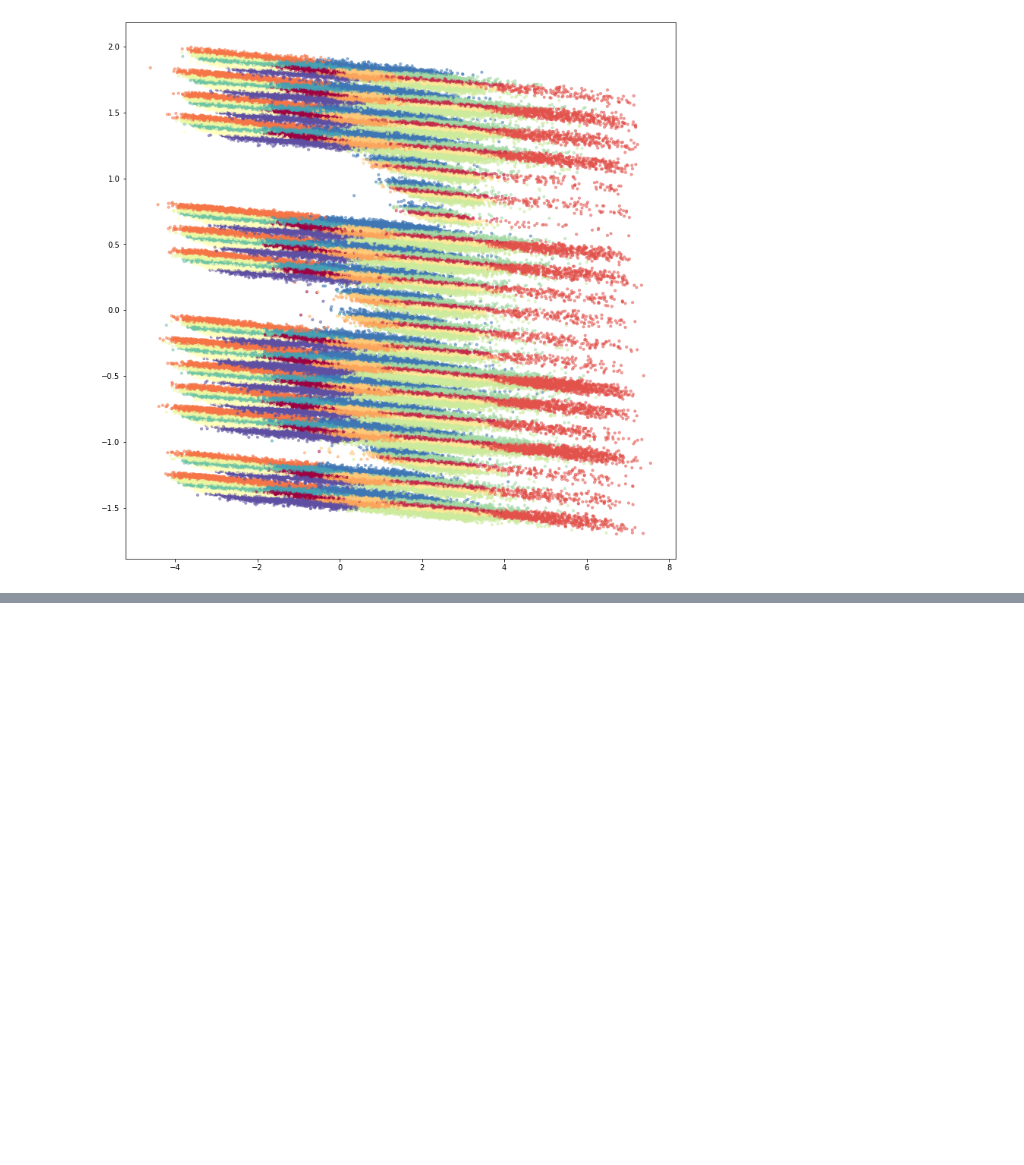
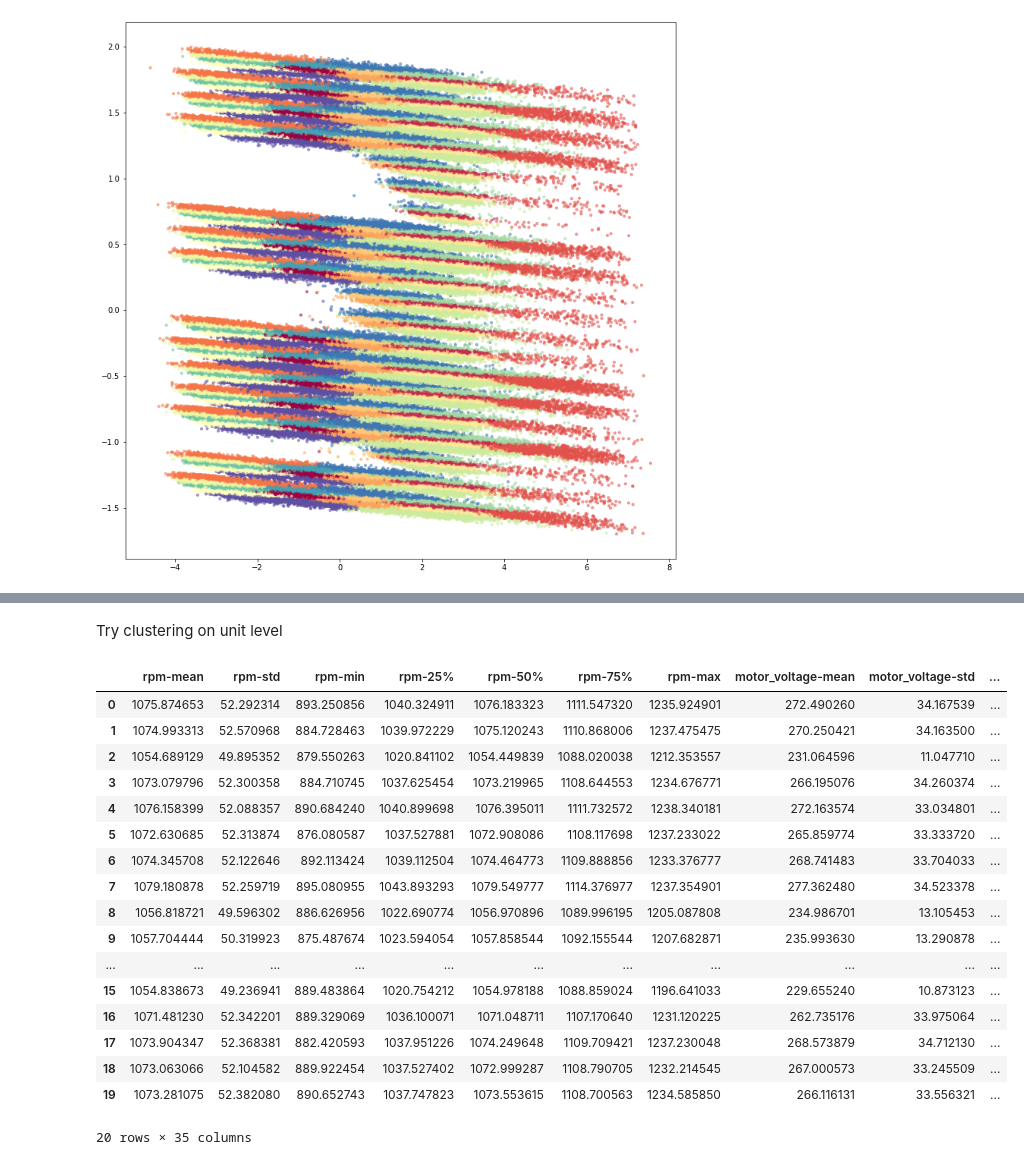
Before and after one commit to telenovelachuan/predictive_widget_maintenance, a Jupyter notebook: notebooks/clustering.ipynb, the cells around one changed output, grey strips where cells are left out. Drawn from its saved outputs; the diff is of its cells as text; code cells hidden in the pictures; blank space fills up the shorter version.

```diff
--- a/notebooks/clustering.ipynb
+++ b/notebooks/clustering.ipynb
@@ -184,0 +207,42 @@ MeanShift
+# %% [markdown]
+Try clustering on unit level
+# %%
+def aggregate_stats_all_units(folder='train'):
+    columns = load_file(0).columns.tolist()
+    stat_attrs = ['mean', 'std', 'min', '25%', '50%', '75%', 'max']
+    df_all_stats_columns = []
+    for element in itertools.product(columns, stat_attrs):
+        df_all_stats_columns.append("{}-{}".format(element[0], element[1]))
+    df_all_stats = pd.DataFrame(columns=df_all_stats_columns)
+
+    units = range(0, 20) if folder == 'train' else range(20, 50)
+    for unit in units:
+        df_unit = load_file(unit, version='processed', folder=folder).describe()
+        row_value_dict = {}
+        for column_name in df_all_stats_columns:
+            feature, stat_attr = column_name.split('-')
+            row_value_dict[column_name] = df_unit.loc[stat_attr][feature]
+            df_all_stats.loc[unit] = pd.Series(row_value_dict)
+    return df_all_stats
+
+df_all_stats_train = aggregate_stats_all_units(folder='train')
+df_all_stats_train
+# %% [output]
+|  | rpm-mean | rpm-std | rpm-min | rpm-25% | rpm-50% | rpm-75% | rpm-max | motor_voltage-mean | motor_voltage-std | ... |
+| 0 | 1075.874653 | 52.292314 | 893.250856 | 1040.324911 | 1076.183323 | 1111.547320 | 1235.924901 | 272.490260 | 34.167539 | ... |
+| 1 | 1074.993313 | 52.570968 | 884.728463 | 1039.972229 | 1075.120243 | 1110.868006 | 1237.475475 | 270.250421 | 34.163500 | ... |
+| 2 | 1054.689129 | 49.895352 | 879.550263 | 1020.841102 | 1054.449839 | 1088.020038 | 1212.353557 | 231.064596 | 11.047710 | ... |
+| 3 | 1073.079796 | 52.300358 | 884.710745 | 1037.625454 | 1073.219965 | 1108.644553 | 1234.676771 | 266.195076 | 34.260374 | ... |
+| 4 | 1076.158399 | 52.088357 | 890.684240 | 1040.899698 | 1076.395011 | 1111.732572 | 1238.340181 | 272.163574 | 33.034801 | ... |
+| 5 | 1072.630685 | 52.313874 | 876.080587 | 1037.527881 | 1072.908086 | 1108.117698 | 1237.233022 | 265.859774 | 33.333720 | ... |
+| 6 | 1074.345708 | 52.122646 | 892.113424 | 1039.112504 | 1074.464773 | 1109.888856 | 1233.376777 | 268.741483 | 33.704033 | ... |
+| 7 | 1079.180878 | 52.259719 | 895.080955 | 1043.893293 | 1079.549777 | 1114.376977 | 1237.354901 | 277.362480 | 34.523378 | ... |
+| 8 | 1056.818721 | 49.596302 | 886.626956 | 1022.690774 | 1056.970896 | 1089.996195 | 1205.087808 | 234.986701 | 13.105453 | ... |
+| 9 | 1057.704444 | 50.319923 | 875.487674 | 1023.594054 | 1057.858544 | 1092.155544 | 1207.682871 | 235.993630 | 13.290878 | ... |
+| ... | ... | ... | ... | ... | ... | ... | ... | ... | ... | ... |
+| 15 | 1054.838673 | 49.236941 | 889.483864 | 1020.754212 | 1054.978188 | 1088.859024 | 1196.641033 | 229.655240 | 10.873123 | ... |
+| 16 | 1071.481230 | 52.342201 | 889.329069 | 1036.100071 | 1071.048711 | 1107.170640 | 1231.120225 | 262.735176 | 33.975064 | ... |
+| 17 | 1073.904347 | 52.368381 | 882.420593 | 1037.951226 | 1074.249648 | 1109.709421 | 1237.230048 | 268.573879 | 34.712130 | ... |
+| 18 | 1073.063066 | 52.104582 | 889.922454 | 1037.527402 | 1072.999287 | 1108.790705 | 1232.214545 | 267.000573 | 33.245509 | ... |
+| 19 | 1073.281075 | 52.382080 | 890.652743 | 1037.747823 | 1073.553615 | 1108.700563 | 1234.585850 | 266.116131 | 33.556321 | ... |
+20 rows × 35 columns
```
Also changed, not shown: parts of 14 cells of this notebook.
